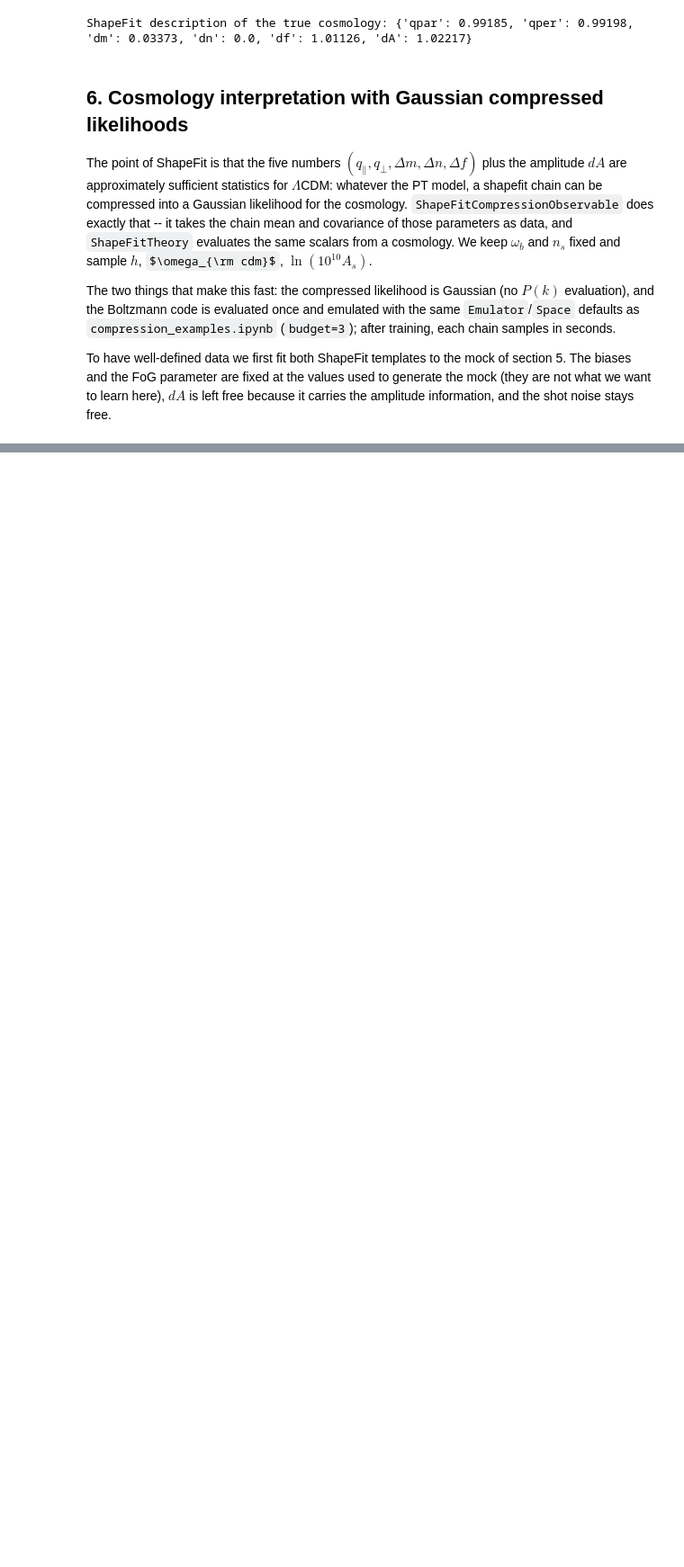
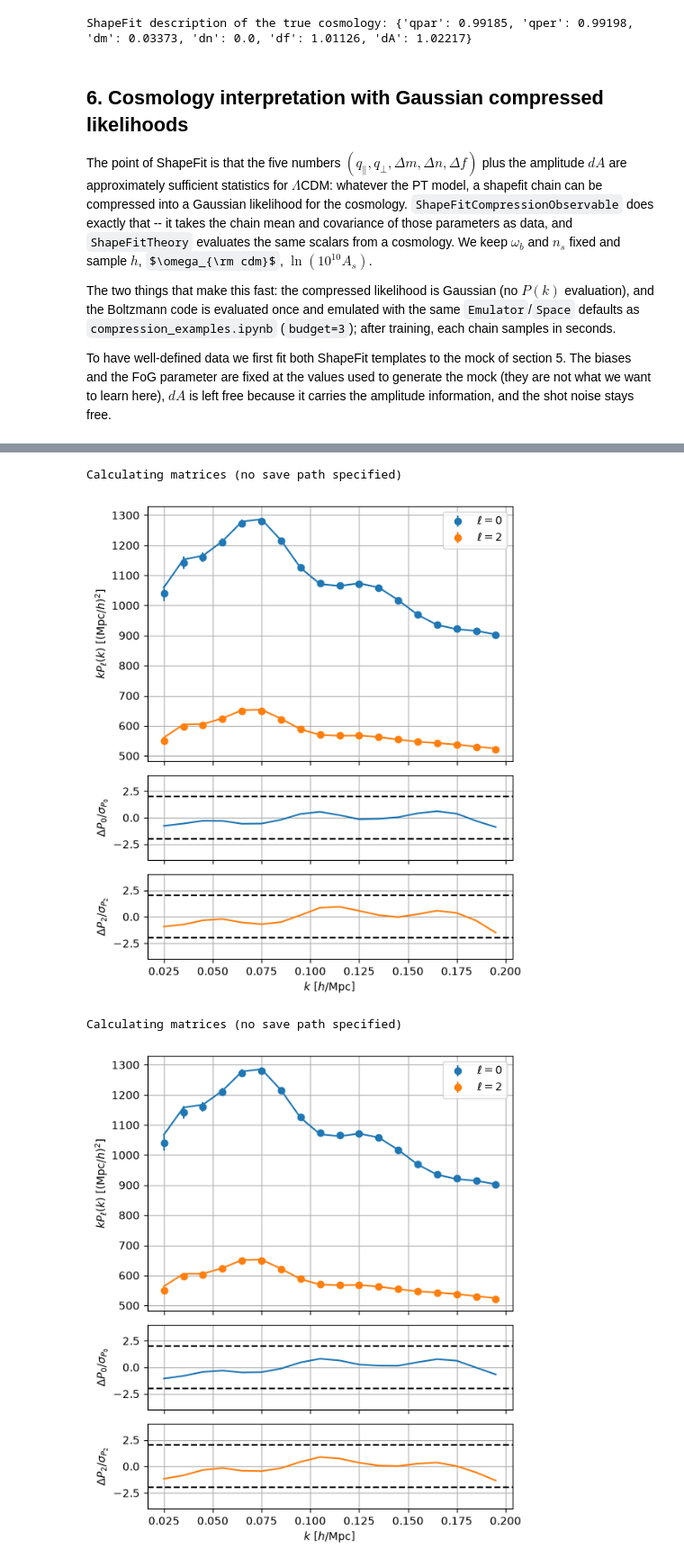
Before and after one commit to dforero0896/desilike, a Jupyter notebook: nb/fs_shapefit_fast.ipynb, the cells around one changed output, grey strips where cells are left out. Shown at 90% size. Cells and saved outputs as stored; diff of their text form; code cells hidden in the pictures; some formulas as TeX source; blank space fills up the shorter version.

```diff
--- a/nb/fs_shapefit_fast.ipynb
+++ b/nb/fs_shapefit_fast.ipynb
@@ -515,11 +515,17 @@ from desilike.base import copy
 from desilike.emulators import Emulator, Space
 from desilike.observables.galaxy_clustering import ShapeFitCompressionObservable
 
-FREE_DIRECT = ['qpar', 'qper', 'dm', 'dn', 'df', 'dA', 'sn0']
-BOUNDS_DIRECT = dict(BOUNDS, dA=(0.80, 1.20))
-REF_SIGMA_DIRECT = dict(REF_SIGMA, dA=0.03)
-NUISANCE_FIXED_DIRECT = {'b1': 2., 'b2': 0., 'bs': 0., 'b3': 0., 'alpha0': 0., 'alpha2': 0.,
-                         'alpha4': 0., 'ct': 0., 'X_FoG': 1., 'sn2': 0.}
+
+FREE_DIRECT = ['qpar', 'qper', 'dm', 'df', 'b1', 'b2', 'sn0']
+BOUNDS_DIRECT = {'qpar': (0.90, 1.10), 'qper': (0.90, 1.10), 'dm': (-0.20, 0.20), 'dn': (-0.20, 0.20),
+          'df': (0.95, 1.06), 'b1': (1.0, 3.0), 'b2': (-2.0, 2.0), 'sn0': (0.0, 2.0)}
+# Rough posterior widths, used only to draw walkers' starting positions (ref limits); they are
+# wide enough (4 sigma) not to bias the chain, and far narrower than the prior so that emcee does
+# not spend hundreds of steps burning in from the prior edges.
+REF_SIGMA_DIRECT = {'qpar': 0.006, 'qper': 0.007, 'dm': 0.05, 'dn': 0.05, 'df': 0.012, 'b1': 0.035,
+             'b2': 0.30, 'sn0': 0.05}
+NUISANCE_FIXED_DIRECT = {'bs': 0., 'b3': 0., 'alpha0': 0., 'alpha2': 0., 'alpha4': 0.,
+                  'ct': 0., 'sn2': 0., 'X_FoG': 1., 'dA': 1., 'dn': 0.}
 
 def build_pipe_direct(template_cls, center):
     template = template_cls(z=z, fiducial=FIDUCIAL)
@@ -543,7 +549,7 @@ def residual_direct(x, pipe, observable):
     return np.linalg.solve(CHOL_DIRECT, np.asarray(observable.flatdata) - np.asarray(observable.flattheory))
 
 # Deterministic best fit: the walkers are started around it, so they do not burn in from the prior.
-start = dict(SHAPEFIT_TRUTH, sn0=1.)
+start = dict(SHAPEFIT_TRUTH, sn0=1.) | NUISANCE_TRUE
 direct_center = {}
 for name, cls in [('standard', ShapeFitSpectrum2Template), ('fast', ShapeFitFastSpectrum2Template)]:
     pipe, observable = build_pipe_direct(cls, start)
@@ -618,0 +626,15 @@ sn0               1.00000   1.05804+- 0.01268   1.03008+- 0.01380
+# %%
+# Evaluate the likelihood at the maximum-posterior sample and plot the fit
+for name, cls in [('standard', ShapeFitSpectrum2Template), ('fast', ShapeFitFastSpectrum2Template)]:
+    pipe, observable = build_pipe_direct(cls, direct_center[name])
+    names = get_params(pipe).select(varied=True, derived=False).names()
+    idx = np.unravel_index(np.argmax(direct_post[name].logposterior), direct_post[name].logposterior.shape)
+    best = {name_: np.asarray(direct_post[name][name_].value)[idx] for name_ in names}
+    pipe(**best)
+    observable.plot()
+    plt.show()
+# %% [output]
+Calculating matrices (no save path specified)
+[figure, added]
+Calculating matrices (no save path specified)
+[figure, added]
```
Also changed, not shown: parts of 6 cells of this notebook.
